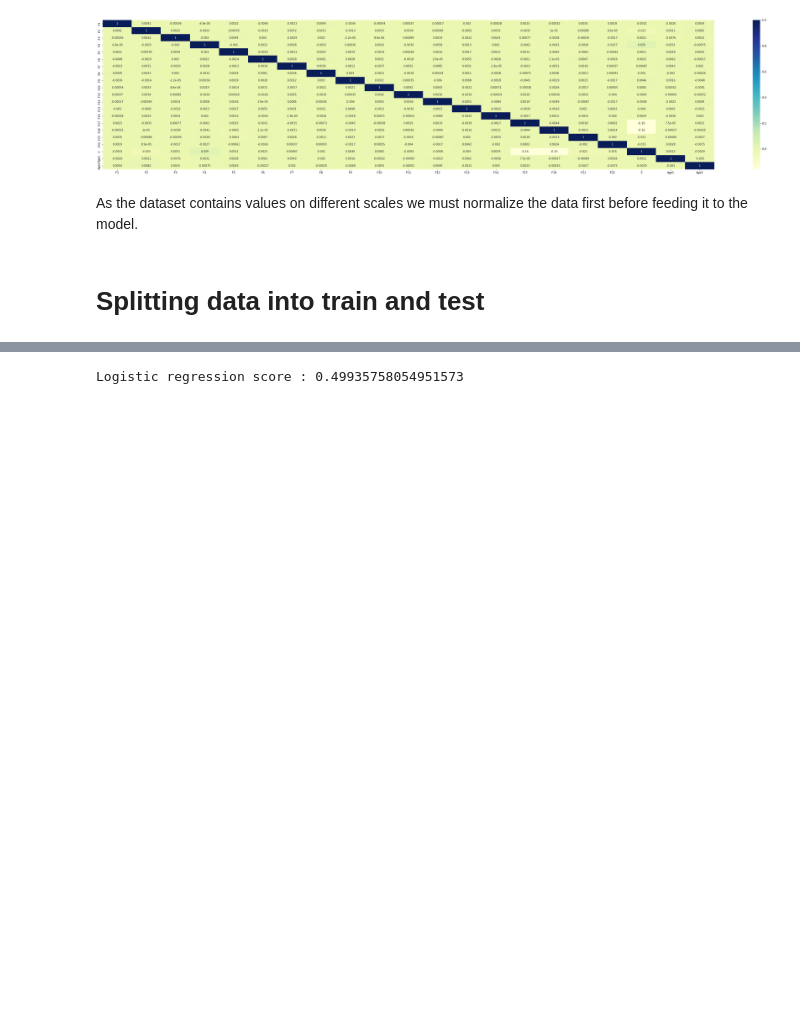
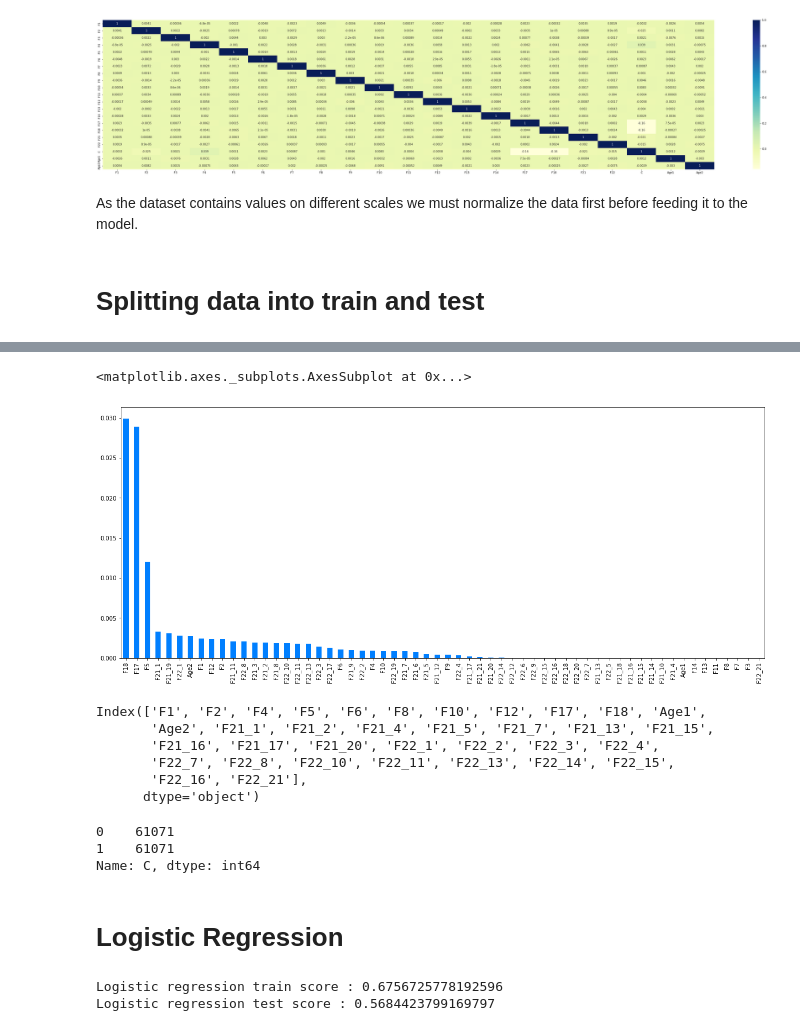
Before and after one commit to Shrez7961/Assesment, a Jupyter notebook: Shaadi.ipynb, the cells around one changed output, grey strips where cells are left out. Saved outputs shown, nothing was run; the diff lists cells and outputs as text; code cells hidden in the pictures; blank space fills up the shorter version.

```diff
--- a/Shaadi.ipynb
+++ b/Shaadi.ipynb
@@ -386,3 +394,8 @@ def evaluation_metric(model,y_test,pred_value,metric_df):
 # %%
 column = ['Model','Accuracy','Recall','Precision','f1-score','roc_auc_score']
 evaluation_metrics_df= pd.DataFrame(columns = column)
+# %%
+from sklearn.feature_selection import mutual_info_classif
+# determine the mutual information
+mutual_info = mutual_info_classif(X_train, y_train)
+mutual_info
@@ -388,0 +418,4 @@ evaluation_metrics_df= pd.DataFrame(columns = column)
+# %%
+mutual_info = pd.Series(mutual_info)
+mutual_info.index = X_train.columns
+mutual_info.sort_values(ascending=False)
@@ -388,0 +440,19 @@ evaluation_metrics_df= pd.DataFrame(columns = column)
+# %%
+#let's plot the ordered mutual_info values per feature
+mutual_info.sort_values(ascending=False).plot.bar(figsize=(20, 8))
+# %% [output]
+<matplotlib.axes._subplots.AxesSubplot at 0x...>
+[figure, added]
+# %%
+from sklearn.feature_selection import SelectKBest
+#Now we Will select the  top 10 important features
+sel_five_cols = SelectKBest(mutual_info_classif, k=35)
+sel_five_cols.fit(X_train, y_train)
+X_train.columns[sel_five_cols.get_support()]
+# %% [output]
+Index(['F1', 'F2', 'F4', 'F5', 'F6', 'F8', 'F10', 'F12', 'F17', 'F18', 'Age1',
+       'Age2', 'F21_1', 'F21_2', 'F21_4', 'F21_5', 'F21_7', 'F21_13', 'F21_15',
+       'F21_16', 'F21_17', 'F21_20', 'F22_1', 'F22_2', 'F22_3', 'F22_4',
+       'F22_7', 'F22_8', 'F22_10', 'F22_11', 'F22_13', 'F22_14', 'F22_15',
+       'F22_16', 'F22_21'],
+      dtype='object')
@@ -389,8 +469,19 @@ evaluation_metrics_df= pd.DataFrame(columns = column)
+# %%
+y_train.value_counts()
+# %% [output]
+0    61071
+1    61071
+Name: C, dtype: int64
+# %% [markdown]
+# **Logistic Regression**
 # %%
 #logistic regression
 lr= LogisticRegression(max_iter=10000)
 lr.fit(X_train, y_train)
-score=lr.score(X_test,y_test)
-print(f'Logistic regression score : {score}')
+train_score=lr.score(X_train,y_train)
+test_score=lr.score(X_test,y_test)
+print(f'Logistic regression train score : {train_score}')
+print(f'Logistic regression test score : {test_score}')
 # %% [output]
-Logistic regression score : 0.49935758054951573
+Logistic regression train score : 0.6756725778192596
+Logistic regression test score : 0.5684423799169797
```
Also changed, not shown: parts of 41 cells of this notebook.
